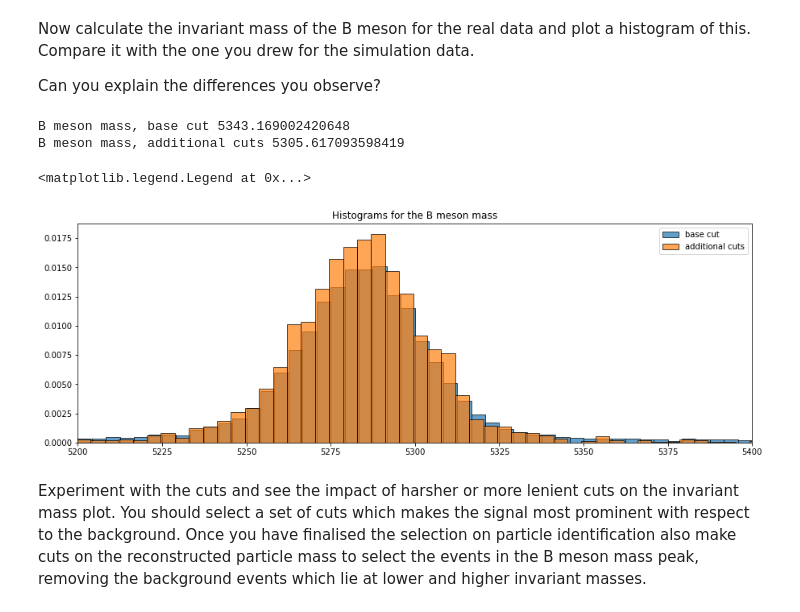
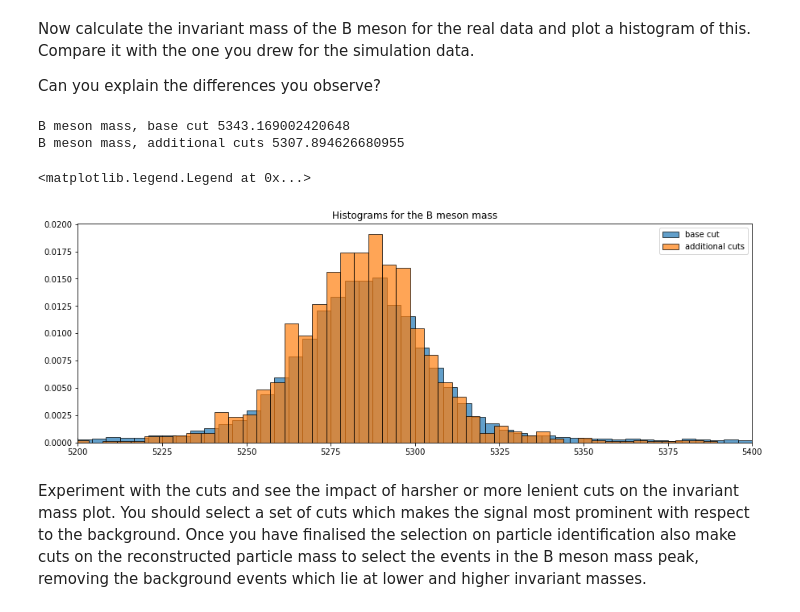
Before and after one commit to JTMalczewski/opendata-project-master, a Jupyter notebook: LHCb_Open_Data_Project.ipynb, the cells around one changed output. Saved outputs shown, nothing was run; the diff lists cells and outputs as text; code cells hidden in the pictures.

```diff
--- a/LHCb_Open_Data_Project.ipynb
+++ b/LHCb_Open_Data_Project.ipynb
@@ -331,36 +332,40 @@ def calcualteBMass(data):
 # %%
 plt.figure(figsize=(15,5))
 
 B_mass = calcualteBMass(df2)
 
 plt.hist(   B_mass,
             edgecolor = "black",
             bins = 300,
             label = 'base cut',
             density=True,
             alpha=0.7)
 print("B meson mass, base cut", np.mean(B_mass))
 
-cut_test = df2.drop(df2[df2['H3_ProbPi'] > 0.15].index)
-cut_test = cut_test.drop(cut_test[cut_test['H3_ProbK'] < 0.95].index)
+cut_test = df2.drop(df2[df2['H3_ProbPi'] > 0.2].index)
+cut_test = cut_test.drop(cut_test[cut_test['H3_ProbK'] < 0.9].index)
+cut_test = cut_test.drop(cut_test[cut_test['H2_ProbPi'] > 0.20].index)
+cut_test = cut_test.drop(cut_test[cut_test['H2_ProbK'] < 0.9].index)
+cut_test = cut_test.drop(cut_test[cut_test['H1_ProbPi'] > 0.20].index)
+cut_test = cut_test.drop(cut_test[cut_test['H1_ProbK'] < 0.9].index)
 
 B_mass_cut = calcualteBMass(cut_test)
 print("B meson mass, additional cuts", np.mean(B_mass_cut))
 
 plt.hist(   B_mass_cut,
             edgecolor = "black",
             bins = 300,
             label ='additional cuts',
             density=True,
             alpha=0.7)
 plt.xlim(5200,5400)
 plt.title('Histograms for the B meson mass')
 plt.legend()
 # %% [output]
 B meson mass, base cut 5343.169002420648
-B meson mass, additional cuts 5305.617093598419
+B meson mass, additional cuts 5307.894626680955
 <matplotlib.legend.Legend at 0x...>
-[figure, old version]
+[figure, new version]
 # %% [markdown]
 Experiment with the cuts and see the impact of harsher or more lenient cuts on the invariant mass plot.
 You should select a set of cuts which makes the signal most prominent with respect to the background.
```
Also changed, not shown: parts of 26 cells of this notebook.
